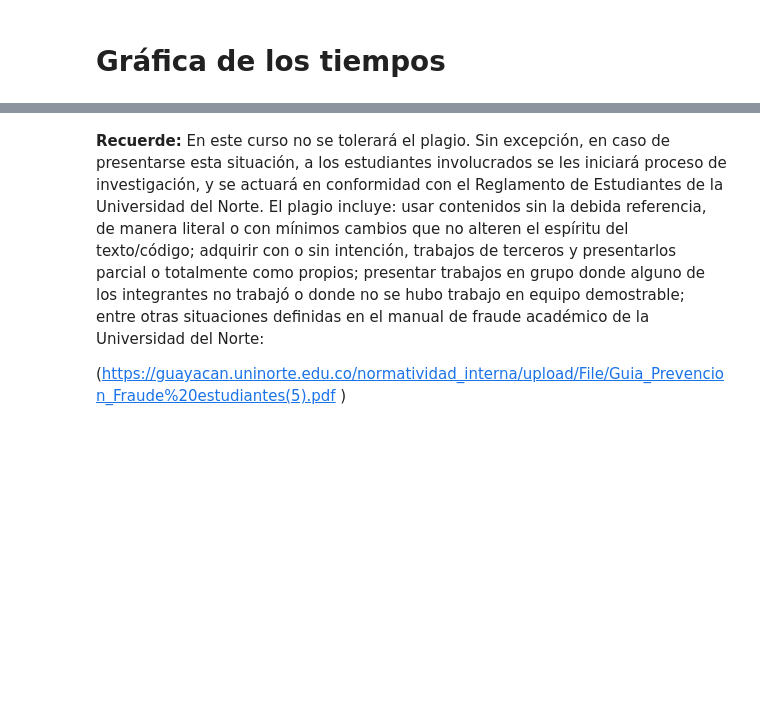
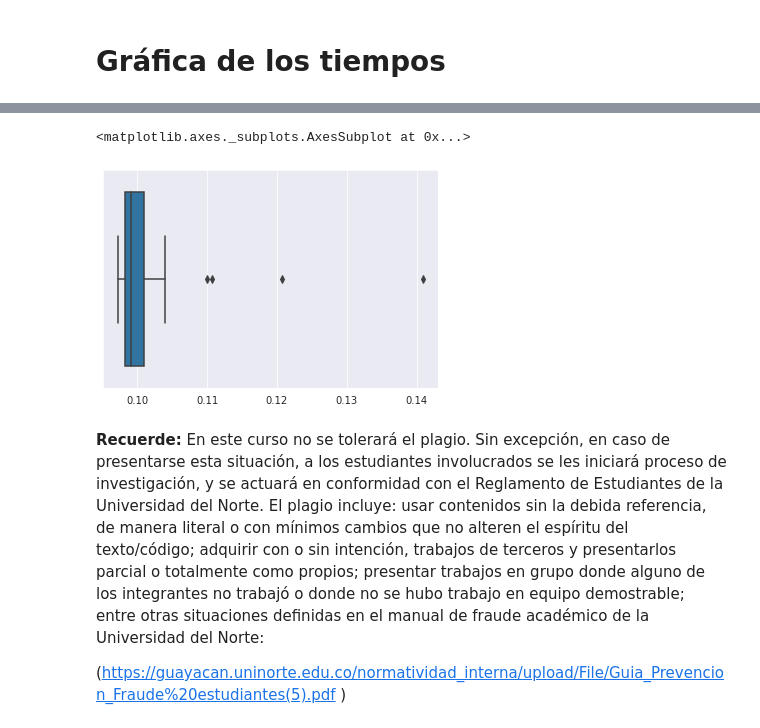
Before and after one commit to QuantumGorilla/Optimization, a Jupyter notebook: Newton's method/OPT_HW2.ipynb, the cells around one changed output, grey strips where cells are left out. Saved outputs shown, nothing was run; the diff lists cells and outputs as text; code cells hidden in the pictures; blank space fills up the shorter version.

```diff
--- a/Newton's method/OPT_HW2.ipynb
+++ b/Newton's method/OPT_HW2.ipynb
@@ -143,3 +146,8 @@ plt.plot(np.log10(times));
+# %%
+sns.boxplot(times)
+# %% [output]
+<matplotlib.axes._subplots.AxesSubplot at 0x...>
+[figure, added]
 # %% [markdown]
 **Recuerde:** En este curso no se tolerará el plagio. Sin excepción, en caso de presentarse esta situación, a los estudiantes involucrados se les iniciará proceso de investigación, y se actuará en conformidad con el Reglamento de Estudiantes de la Universidad del Norte. El plagio incluye: usar contenidos sin la debida referencia, de manera literal o con mínimos cambios que no alteren el espíritu del texto/código; adquirir con o sin intención, trabajos de terceros y presentarlos parcial o totalmente como propios; presentar trabajos en grupo donde alguno de los integrantes no trabajó o donde no se hubo trabajo en equipo demostrable; entre otras situaciones definidas en el manual de fraude académico de la Universidad del Norte:
 
```
Also changed, not shown: parts of 8 cells of this notebook.
